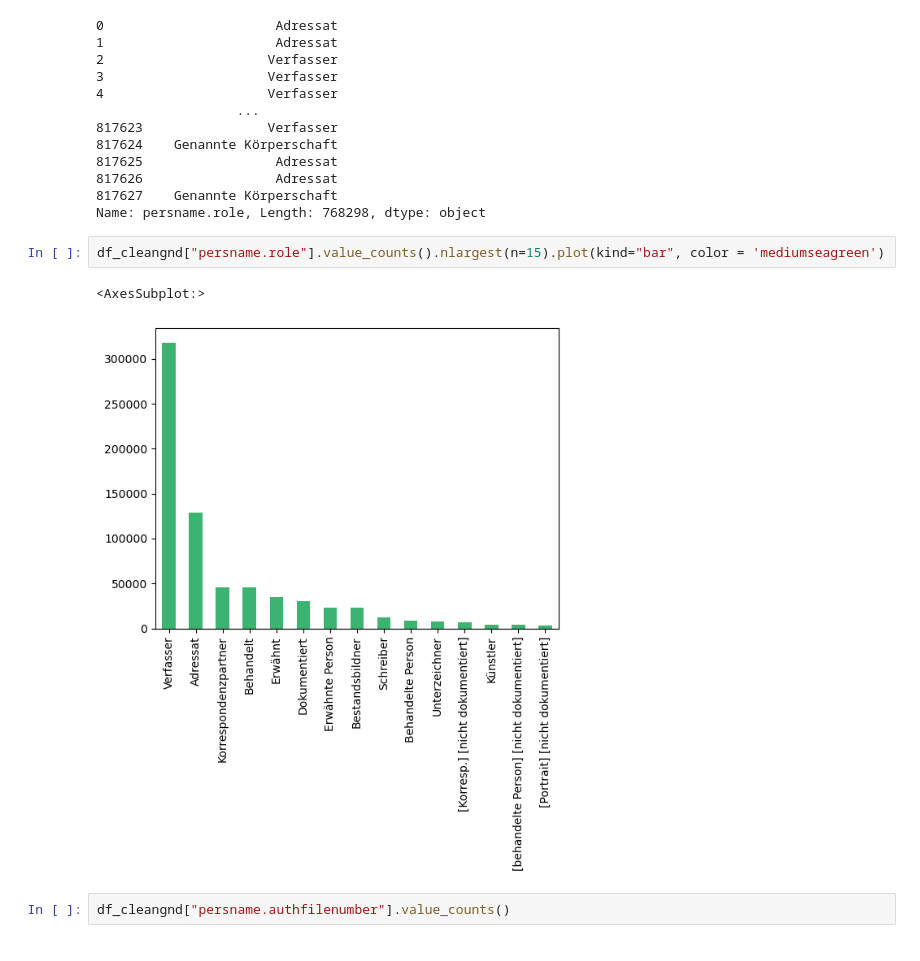
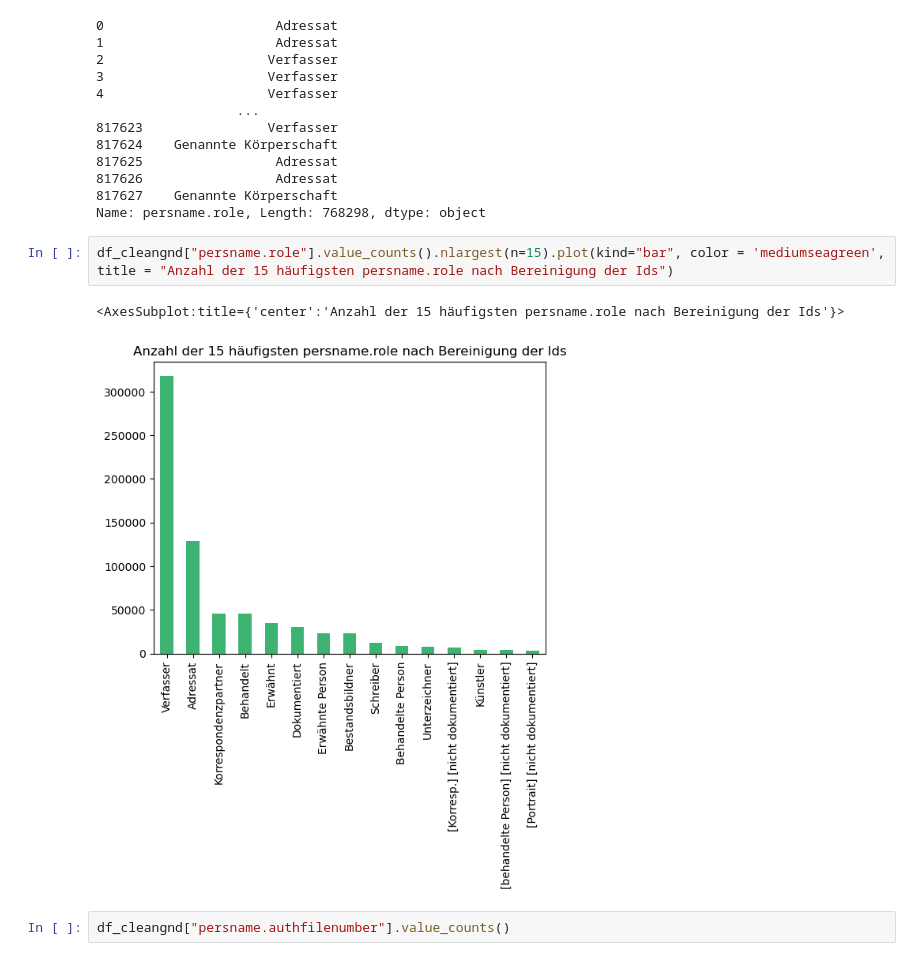
Before and after one commit to katjajana/2022-2023-Data_Librarian_Katja_Jana, a Jupyter notebook: Modul_6/all_fields_catmandu_pandas_Kalliope.ipynb, the cells around one changed output. Saved outputs shown, nothing was run; the diff lists cells and outputs as text.

```diff
--- a/Modul_6/all_fields_catmandu_pandas_Kalliope.ipynb
+++ b/Modul_6/all_fields_catmandu_pandas_Kalliope.ipynb
@@ -179,10 +193,10 @@ df_cleangnd['persname.role'].astype(str)
 817627    Genannte Körperschaft
 Name: persname.role, Length: 768298, dtype: object
 # %%
-df_cleangnd["persname.role"].value_counts().nlargest(n=15).plot(kind="bar", color = 'mediumseagreen')
+df_cleangnd["persname.role"].value_counts().nlargest(n=15).plot(kind="bar", color = 'mediumseagreen', title = "Anzahl der 15 häufigsten persname.role nach Bereinigung der Ids")
 # %% [output]
-<AxesSubplot:>
+<AxesSubplot:title={'center':'Anzahl der 15 häufigsten persname.role nach Bereinigung der Ids'}>
-[figure, old version]
+[figure, new version]
 # %%
 df_cleangnd["persname.authfilenumber"].value_counts()
 # %% [output]
```
Also changed, not shown: parts of 27 cells of this notebook.
